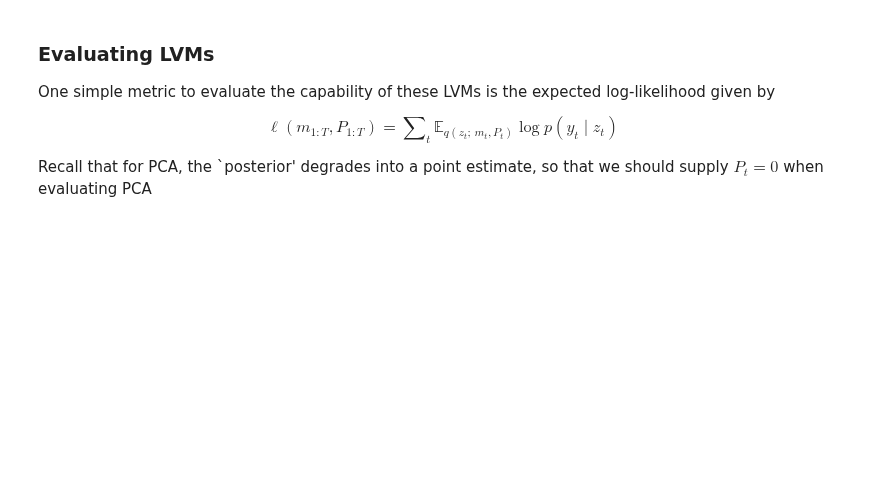
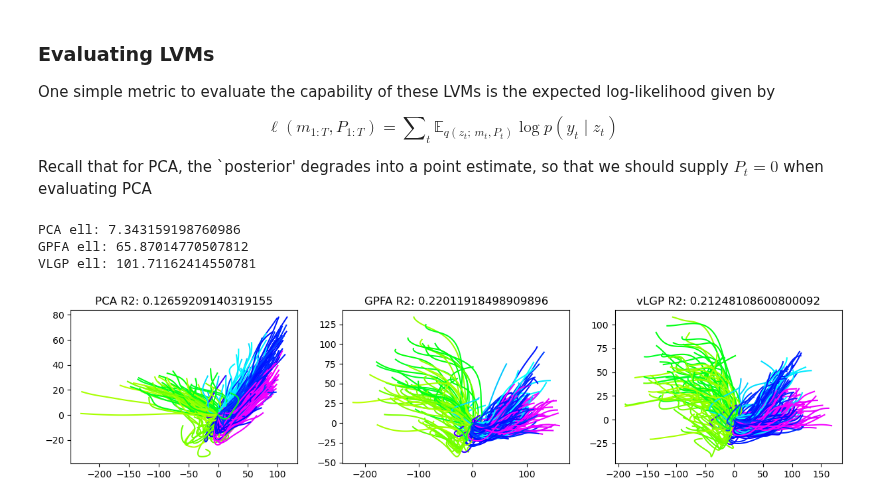
Before and after one commit to catniplab/latent_dynamics_workshop, a Jupyter notebook: 01_latent_neural_states.ipynb, the cells around one changed output. Cells and saved outputs as stored; diff of their text form; code cells hidden in the pictures; blank space fills up the shorter version.

Commit message:
fixing color indices in data processing and 01 script

```diff
--- a/01_latent_neural_states.ipynb
+++ b/01_latent_neural_states.ipynb
@@ -113,34 +68,10 @@ axs[0].set_ylabel("Neuron");
 ## PCA
 
 In order to perform PCA, we first concatenate the the trials such that the data is of the form (trial x time) x neurons. We then smooth the data with a gaussian kernel.
-# %%
-#Choose dataset
-use_data = 'vanderpol'
-
-
-if use_data=='vanderpol':
-    vdp_data = h5py.File("vanderpol/data/poisson_obs.h5", 'r')
-    y = np.array(vdp_data['Y'])
-    gaussian_filter_sigma = 50.0
-    nTrial = vdp_data['X'].shape[0]
-    nT = vdp_data['X'].shape[1]
-    nNeuron = vdp_data['Y'].shape[2]
-    dt = 5e-3  # time bin size
-
-elif use_data=='monkey':
-    m5 = h5py.File(baseDir + 'monkey.hdf5', 'r')
-    y = m5['spk-train'][()]
-    dt = 0.005  # 5 ms bin
-    gaussian_filter_sigma = 0.050/dt
-    nTrial = m5['pos-train'].shape[0]
-    nT = m5['pos-train'].shape[1]
-    nNeuron = m5['spk-train'].shape[2]
-    dt = 0.005  # 5 ms bin
-T = dt * nT
 # %%
 # smoothing data with a gaussian kernel
 data_stacked = rearrange(y, 'trial time neurons -> (trial neurons) time')
-data_smooth = scipy.ndimage.gaussian_filter1d(input = data_stacked, sigma=gaussian_filter_sigma, axis=1)
+data_smooth = scipy.ndimage.gaussian_filter1d(input = data_stacked, sigma=0.050/dt, axis=1)
 data_smooth = rearrange(data_smooth, '(trial neurons) time -> (trial time) neurons', trial=nTrial, neurons=nNeuron)
 # %%
 data_centered = data_smooth - np.mean(data_smooth, axis=0)
@@ -296,8 +281,16 @@ ell_vLGP = utils.expected_ll_poisson(y, np.asarray(X_hat_VLGP), np.asarray(P_hat
 print(f'PCA ell: {ell_PCA}')
 print(f'GPFA ell: {ell_GPFA}')
 print(f'VLGP ell: {ell_vLGP}')
+# %% [output]
+PCA ell: 7.343159198760986
+GPFA ell: 65.87014770507812
+VLGP ell: 101.71162414550781
 # %%
-velocity_train = np.load('mc_maze/data/velocity_per_trial_train.npy')
+# velocity_train = np.load('mc_maze/data/velocity_per_trial_train.npy')
+# m5 = h5py.File(baseDir + 'monkey.hdf5', 'r')
+# print(m5.keys())
+velocity_train = np.asarray(m5['vel-train'])
+
 rates_PCA = dt * np.exp(C_PCA(torch.tensor(X_hat_PCA, dtype=torch.float32)).detach().numpy())
 gscv_PCA = GridSearchCV(Ridge(), {'alpha': np.logspace(-7, -1, 100)})
 gscv_PCA.fit(rates_PCA.reshape(-1, nNeuron), velocity_train.reshape(-1, 2))
@@ -325,13 +318,15 @@ predicted_trajectory_vlgp = np.cumsum(predicted_velocity_vlgp, axis=1) * dt
 # %%
 fig, axs = plt.subplots(1, 3, figsize=(15, 3))
 
 for i in range(nTrial - 1):
-    line_color = trial_info_train.iloc[i]['color']
+    line_color = np.asarray(m5['colors-train'])[i]
     axs[0].plot(predicted_trajectory_pca[i, :, 0], predicted_trajectory_pca[i, :, 1], color=line_color)
     axs[1].plot(predicted_trajectory_gpfa[i, :, 0], predicted_trajectory_gpfa[i, :, 1], color=line_color)
     axs[2].plot(predicted_trajectory_vlgp[i, :, 0], predicted_trajectory_vlgp[i, :, 1], color=line_color)
 
 axs[0].set_title(f'PCA R2: {gscv_PCA.best_score_}')
 axs[1].set_title(f'GPFA R2: {gscv_GPFA.best_score_}')
 axs[2].set_title(f'vLGP R2: {gscv_vLGP.best_score_}')
 plt.show()
+# %% [output]
+[figure, added]
```
Also changed, not shown: parts of 19 cells of this notebook, 2 other files.
